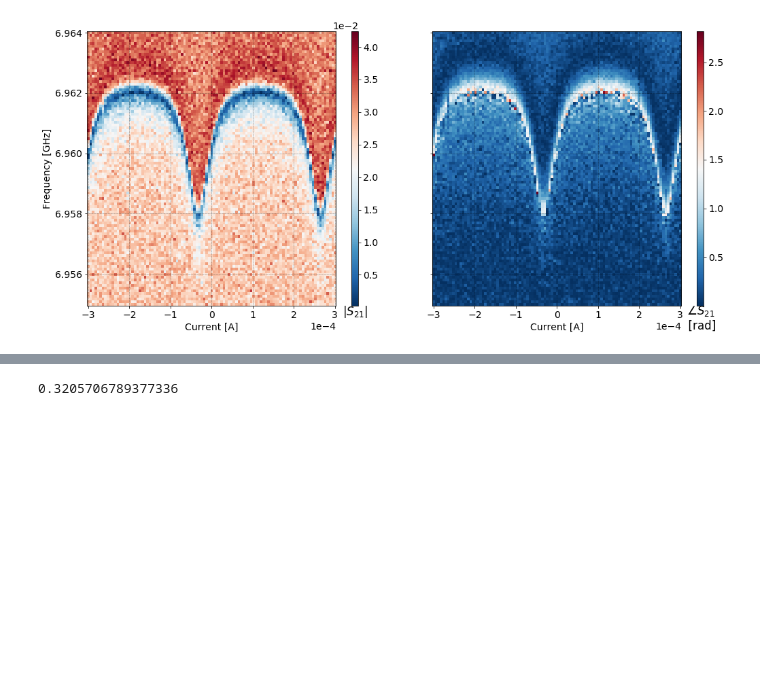
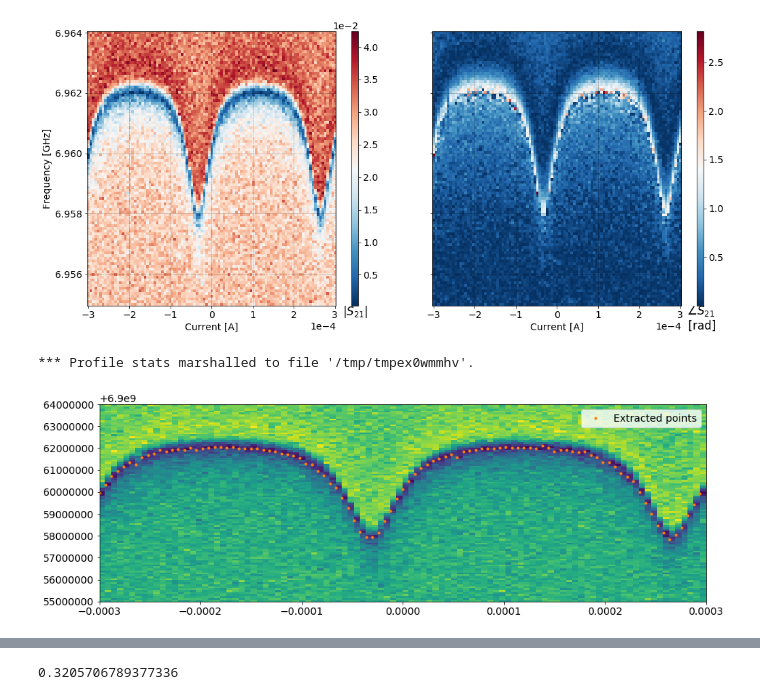
Before and after one commit to vdrhtc/Computer-vision-paper, a Jupyter notebook: Plots 2 .ipynb, the cells around one changed output, grey strips where cells are left out. Saved outputs shown, nothing was run; the diff lists cells and outputs as text; code cells hidden in the pictures; blank space fills up the shorter version.

```diff
--- a/Plots 2 .ipynb
+++ b/Plots 2 .ipynb
@@ -115,4 +120,12 @@ anti1.visualize()
 # %% [output]
 AttributeError: 'FigureManagerBase' object has no attribute 'window'
 [figure]
+# %%
+%%snakeviz
+ao = AnticrossingOracle("transmon", anti1, plot=False, hints=["fqmax_above"])
+# ao2 = AnticrossingOracle("transmon", anti2, plot=True, hints=[])
+# plt.colorbar()
+# %% [output]
+*** Profile stats marshalled to file '/tmp/tmpex0wmmhv'.
+[figure, added]
 # %%
```
Also changed, not shown: parts of 7 cells of this notebook, 4 other files.
